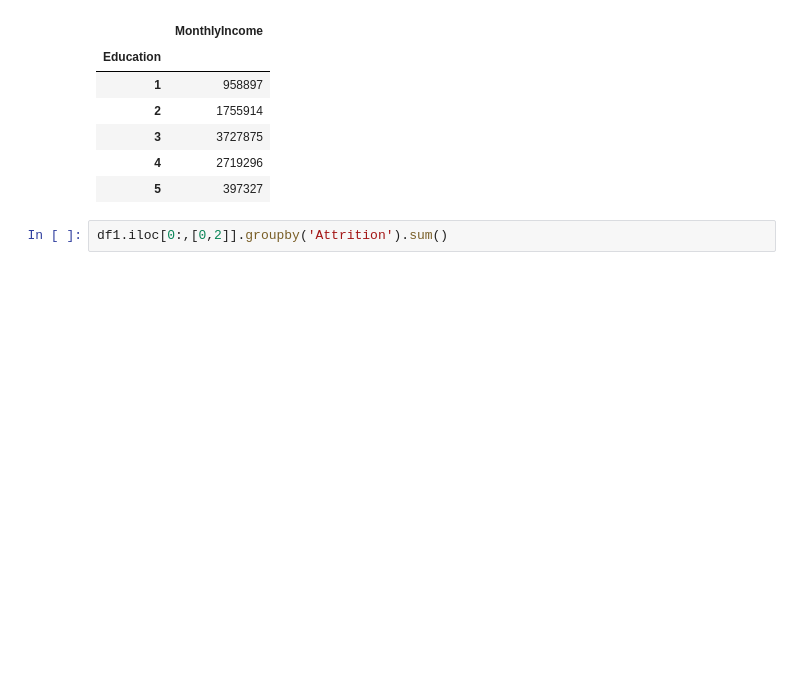
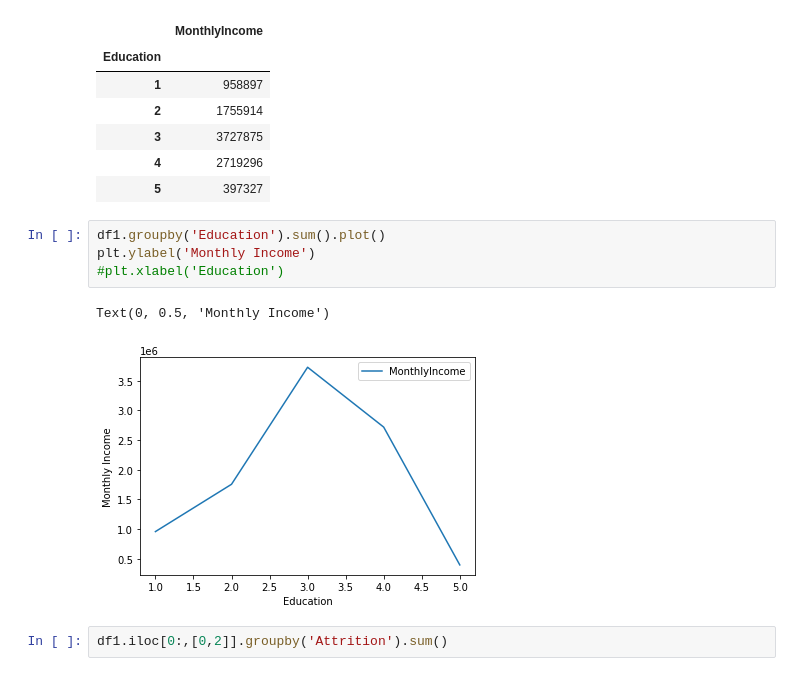
Before and after one commit to wkipkemboi/Assingment-2, a Jupyter notebook: Pandas Analysis Assignment 2.ipynb, the cells around one changed output. Saved outputs shown, nothing was run; the diff lists cells and outputs as text; blank space fills up the shorter version.

```diff
--- a/Pandas Analysis Assignment 2.ipynb
+++ b/Pandas Analysis Assignment 2.ipynb
@@ -84,6 +108,13 @@ df1.groupby('Education').sum()
 | 3 | 3727875 |
 | 4 | 2719296 |
 | 5 | 397327 |
+# %%
+df1.groupby('Education').sum().plot()
+plt.ylabel('Monthly Income')
+#plt.xlabel('Education')
+# %% [output]
+Text(0, 0.5, 'Monthly Income')
+[figure, added]
 # %%
 df1.iloc[0:,[0,2]].groupby('Attrition').sum()
 # %% [output]
```
Also changed, not shown: parts of 7 cells of this notebook, 1 other file.
